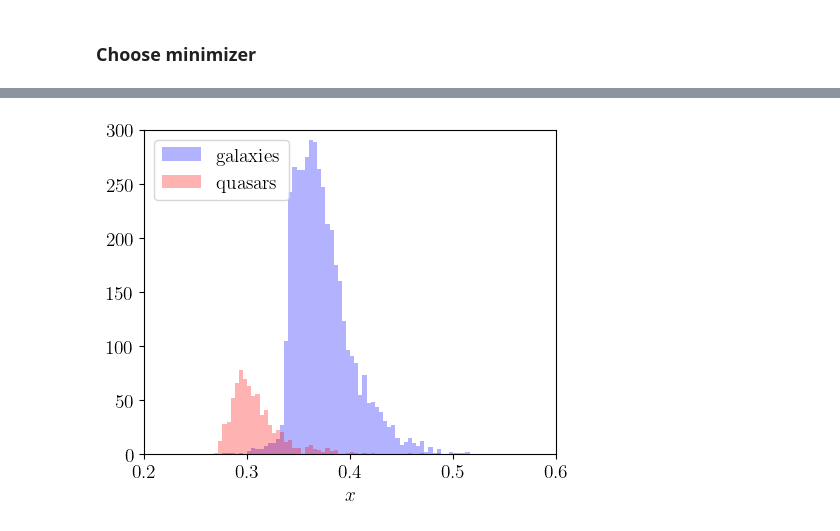
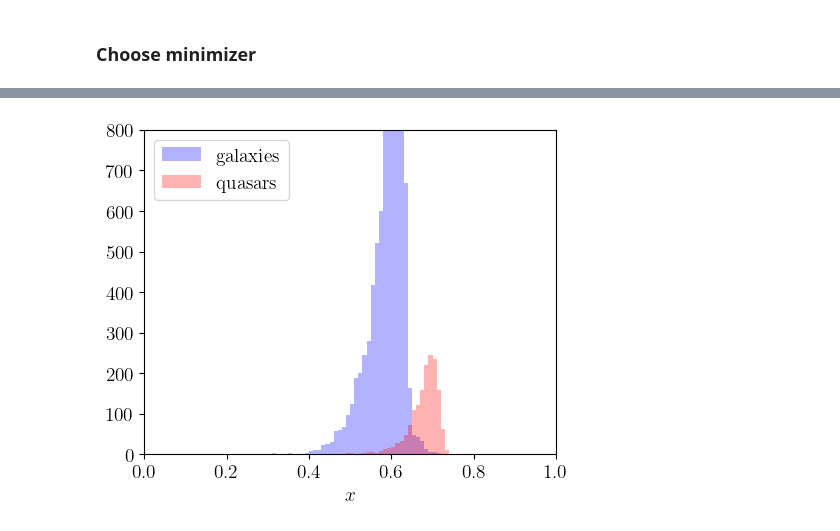
Before and after one commit to hbprosper/Terascale, a Jupyter notebook: 04_AE/sdss_ae.ipynb, the cells around one changed output, grey strips where cells are left out. Saved outputs shown, nothing was run; the diff lists cells and outputs as text; code cells hidden in the pictures.

```diff
--- a/04_AE/sdss_ae.ipynb
+++ b/04_AE/sdss_ae.ipynb
@@ -579,11 +579,16 @@ plotAverageLosses(losses)
-# %%
-best_model.eval()
-y = best_model(test_x)
-
-bag.latent = best_model.latent()
-bag.select = [test_galaxies, test_quasars]
-bag.makegif= False
-
-plotLatentSpace(bag, xbins=100, xmin=0.2, xmax=0.6, ymax=300)
-# %% [output]
-[figure, removed]
+# %%
+# load best model to computational device
+best_model_file = 'best_model.pt'
+model.load_state_dict(torch.load(best_model_file,
+                                 map_location=torch.device(device)))
+
+model.encoder.eval()  # set to evaluation mode
+
+# detach output results from computational graph
+bag.latent  = model.encoder(test_x).data.numpy()
+bag.select  = [test_galaxies, test_quasars]
+bag.makegif = False
+
+plotLatentSpace(bag, xbins=100, xmin=0, xmax=1, ymax=800)
+# %% [output]
+[figure, added]
```
Also changed, not shown: parts of 13 cells of this notebook, 2 other files.
